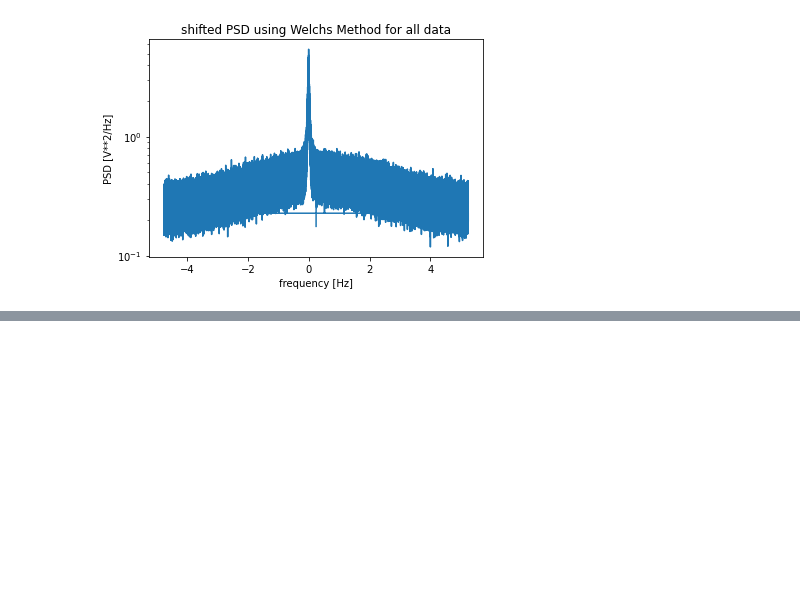
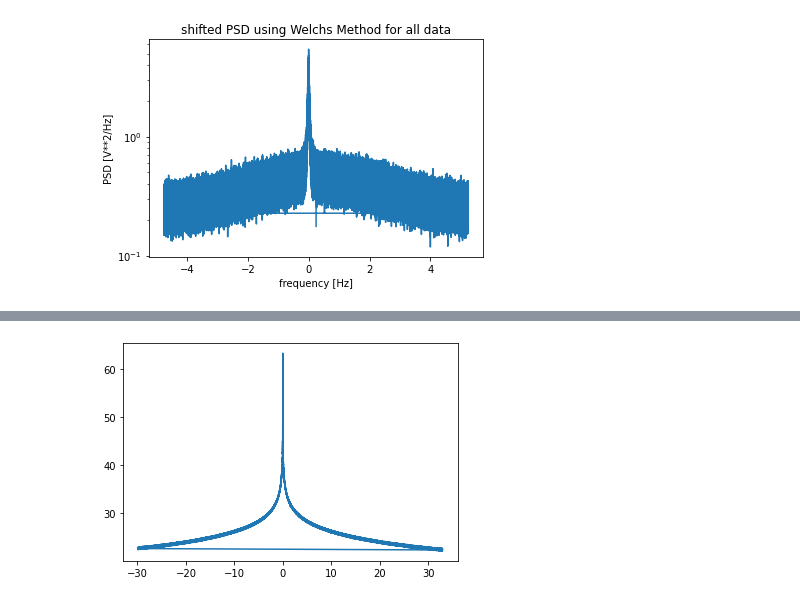
Before and after one commit to RoslynJessney/roslynmproject, a Jupyter notebook: Calibration.ipynb, the cells around one changed output, grey strips where cells are left out. Saved outputs shown, nothing was run; the diff lists cells and outputs as text; code cells hidden in the pictures; blank space fills up the shorter version.

```diff
--- a/Calibration.ipynb
+++ b/Calibration.ipynb
@@ -143,0 +222,8 @@ n =
+# %%
+#try taking complex log of S for plotting
+clogS= [cmath.log(x) for x in S]
+
+plt.plot(omega, clogS)
+plt.show()
+# %% [output]
+[figure, added]
```
Also changed, not shown: parts of 13 cells of this notebook.
